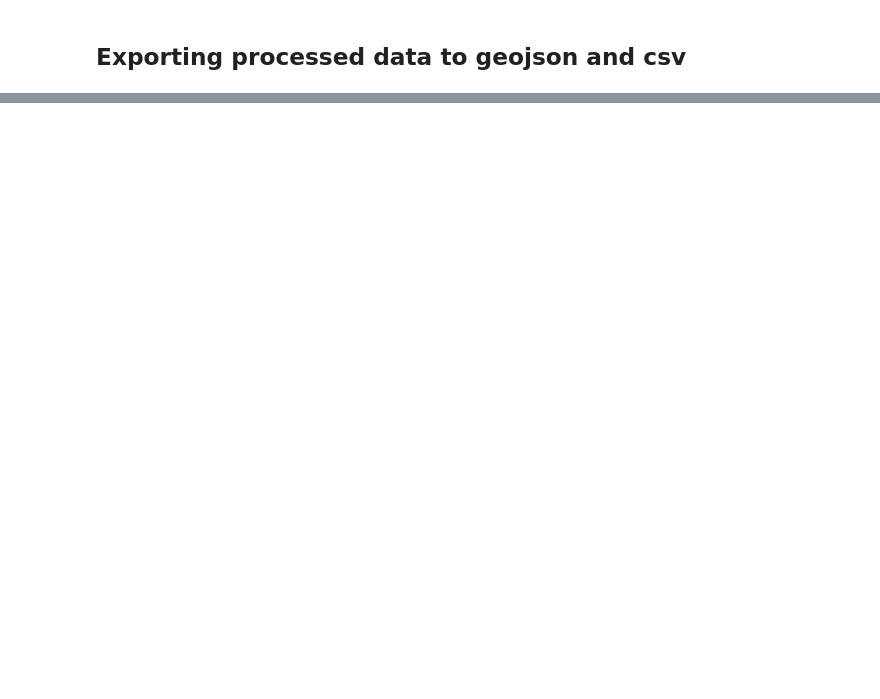
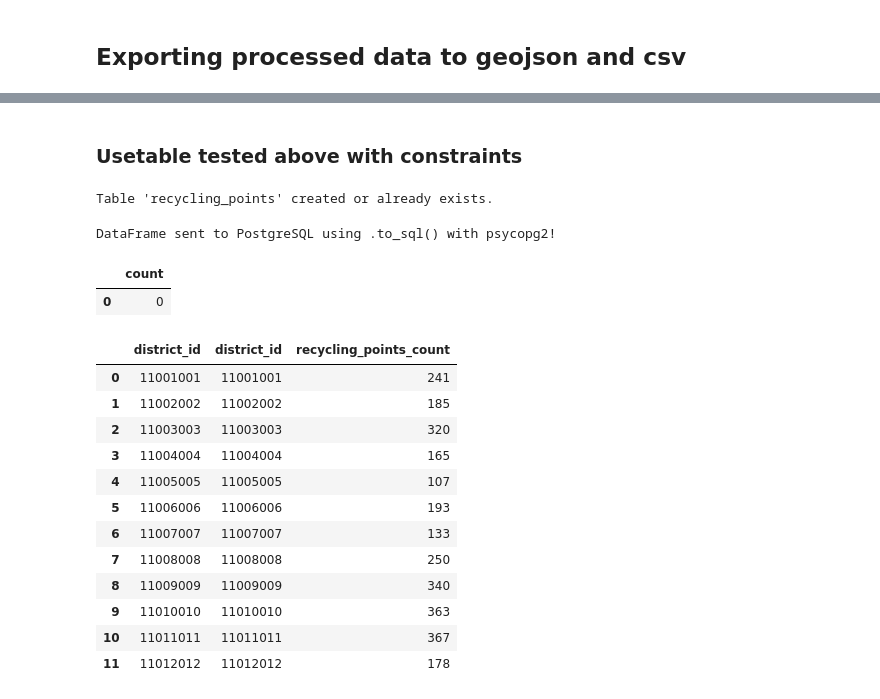
Before and after one commit to Nigar1209/berlin-poi-osm-pipeline, a Jupyter notebook: recycling_points/scripts/recycling_points_data.ipynb, the cells around one changed output, grey strips where cells are left out. Saved outputs shown, nothing was run; the diff lists cells and outputs as text; code cells hidden in the pictures; blank space fills up the shorter version.

```diff
--- a/recycling_points/scripts/recycling_points_data.ipynb
+++ b/recycling_points/scripts/recycling_points_data.ipynb
@@ -2818,0 +1468,11 @@ np.int64(2753)
+# %%
+# Conection
+host = 'localhost'
+port = '5433'
+database = 'layereddb'
+schema='berlin_source_data'
+
+#connection to db after you opened tunnel
+engine = create_engine(f'postgresql+psycopg2://{user}:{password}@{host}:{port}/{database}')
+# %% [markdown]
+### Usetable tested above with constraints
@@ -2818,0 +1539,63 @@ np.int64(2753)
+# %%
+with engine.connect() as conn:
+    conn.execute(text(create_table_query))
+    conn.commit()  # commit the transaction
+    print("Table 'recycling_points' created or already exists.")
+# %% [output]
+Table 'recycling_points' created or already exists.
+# %%
+export_table.to_sql(
+    'recycling_points',
+    engine,
+    schema=schema,
+    if_exists='append', # ✅ keeps table, just inserts data
+    index=False
+)
+
+print("DataFrame sent to PostgreSQL using .to_sql() with psycopg2!")
+# %% [output]
+DataFrame sent to PostgreSQL using .to_sql() with psycopg2!
+# %%
+query = f"""
+SELECT COUNT(*)
+FROM berlin_source_data.recycling_points
+WHERE name IS NULL;
+"""
+
+# Execute the query
+with engine.connect() as conn:
+    df= pd.read_sql(text(query), conn)
+    conn.commit()  # commit the transaction
+df
+# %% [output]
+|  | count |
+| 0 | 0 |
+# %%
+query = f"""
+SELECT rp.district_id, di.district_id, COUNT(*) as recycling_points_count
+FROM berlin_source_data.recycling_points rp
+JOIN berlin_source_data.districts di
+ON rp.district_id = di.district_id
+GROUP BY rp.district_id, di.district_id
+ORDER BY rp.district_id;
+"""
+
+# Execute the query
+with engine.connect() as conn:
+    df= pd.read_sql(text(query), conn)
+    conn.commit()  # commit the transaction
+df
+# %% [output]
+|  | district_id | district_id | recycling_points_count |
+| 0 | 11001001 | 11001001 | 241 |
+| 1 | 11002002 | 11002002 | 185 |
+| 2 | 11003003 | 11003003 | 320 |
+| 3 | 11004004 | 11004004 | 165 |
+| 4 | 11005005 | 11005005 | 107 |
+| 5 | 11006006 | 11006006 | 193 |
+| 6 | 11007007 | 11007007 | 133 |
+| 7 | 11008008 | 11008008 | 250 |
+| 8 | 11009009 | 11009009 | 340 |
+| 9 | 11010010 | 11010010 | 363 |
+| 10 | 11011011 | 11011011 | 367 |
+| 11 | 11012012 | 11012012 | 178 |
```
Also changed, not shown: parts of 157 cells of this notebook, 4 other files.
